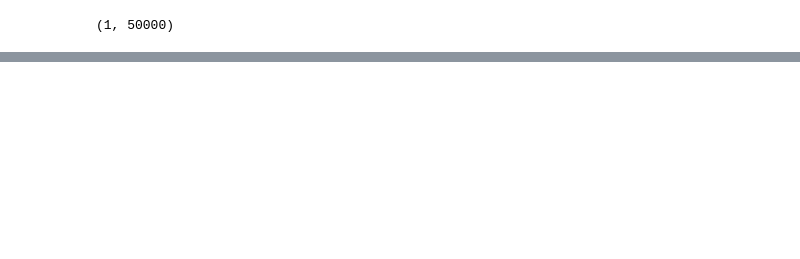
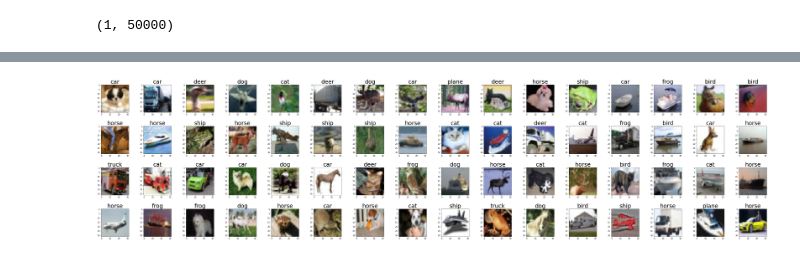
Before and after one commit to juanchess98/Notebooks-Deep-Learning, a Jupyter notebook: Perceptrón_multicapa.ipynb, the cells around one changed output, grey strips where cells are left out. Saved outputs shown, nothing was run; the diff lists cells and outputs as text; code cells hidden in the pictures; blank space fills up the shorter version.

```diff
--- a/Perceptrón_multicapa.ipynb
+++ b/Perceptrón_multicapa.ipynb
@@ -397,3 +383,7 @@ num_class=Y_test.shape[1]
+# %%
+show_image_dataset(x_samples=x_test, y_labels=y_test,number_images=64, name_classes=classes)
+# %% [output]
+[figure, added]
 # %%
 model = keras.Sequential()
 
```
Also changed, not shown: parts of 41 cells of this notebook.
